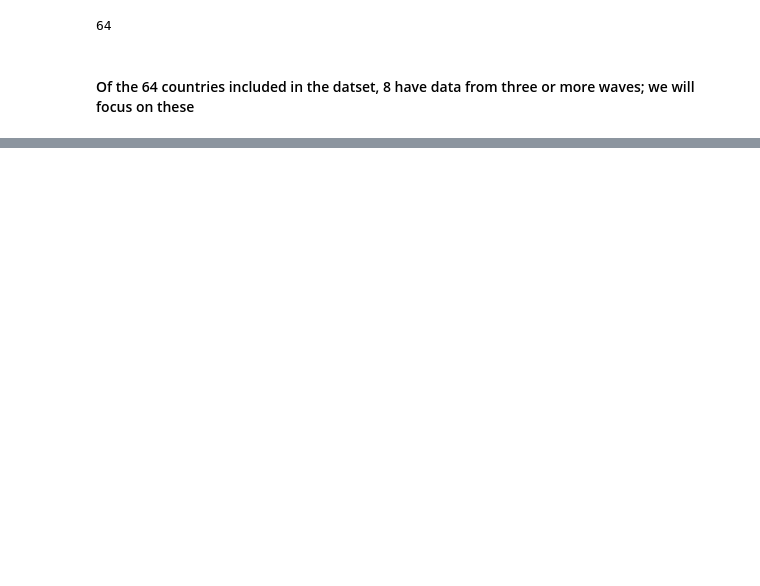
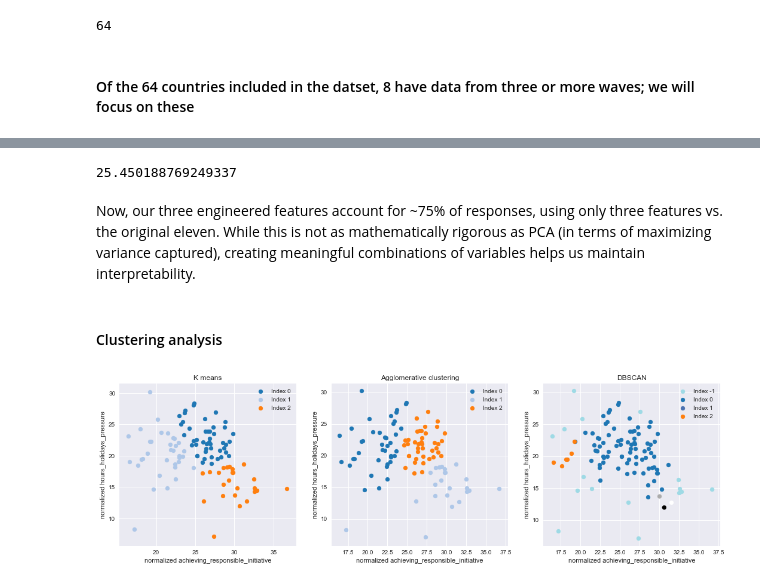
Before and after one commit to viviennehay/DSI-Project-5, a Jupyter notebook: World Values -- Full dataset.ipynb, the cells around one changed output, grey strips where cells are left out. Cells and saved outputs as stored; diff of their text form; code cells hidden in the pictures; blank space fills up the shorter version.

```diff
--- a/World Values -- Full dataset.ipynb
+++ b/World Values -- Full dataset.ipynb
@@ -372,0 +399,16 @@ for index, dataframe in country_averages.groupby(country_averages.index):
+# %%
+# Create new features
+
+# Achieving_responsible_initiative
+
+country_averages['normalized achieving_responsible_initiative'] = \
+    country_averages['normalized Important in a job: that you can achieve something'] + \
+    country_averages['normalized Important in a job: a responsible job'] + \
+    country_averages['normalized Important in a job: an opportunity to use initiative']
+
+# Hours_holidays_pressure
+
+country_averages['normalized hours_holidays_pressure'] = \
+    country_averages['normalized Important in a job: good hours'] + \
+    country_averages['normalized Important in a job: generous holidays'] + \
+    country_averages['normalized Important in a job: not too much pressure']
@@ -372,0 +454,10 @@ for index, dataframe in country_averages.groupby(country_averages.index):
+# %%
+# Security_pay
+
+country_averages['normalized security_pay'] = \
+    country_averages['normalized Important in a job: good job security'] + \
+    country_averages['normalized Important in a job: good pay']
+# %%
+country_averages['normalized security_pay'].mean()
+# %% [output]
+25.450188769249337
@@ -372,0 +468,4 @@ for index, dataframe in country_averages.groupby(country_averages.index):
+# %% [markdown]
+Now, our three engineered features account for ~75% of responses, using only three features vs. the original eleven. While this is not as mathematically rigorous as PCA (in terms of maximizing variance captured), creating meaningful combinations of variables helps us maintain interpretability.
+# %% [markdown]
+#### Clustering analysis
@@ -372,0 +514,7 @@ for index, dataframe in country_averages.groupby(country_averages.index):
+# %%
+# Plot countries, using different clustering algorithms and variables
+plotter(df = country_averages,
+        input_cols = ['normalized achieving_responsible_initiative', 'normalized hours_holidays_pressure'],
+        k_means_n_clusters = 3, agglom_n_clusters = 3, dbscan_eps = 2)
+# %% [output]
+[figure, added]
```
Also changed, not shown: parts of 25 cells of this notebook, 2 other files.
